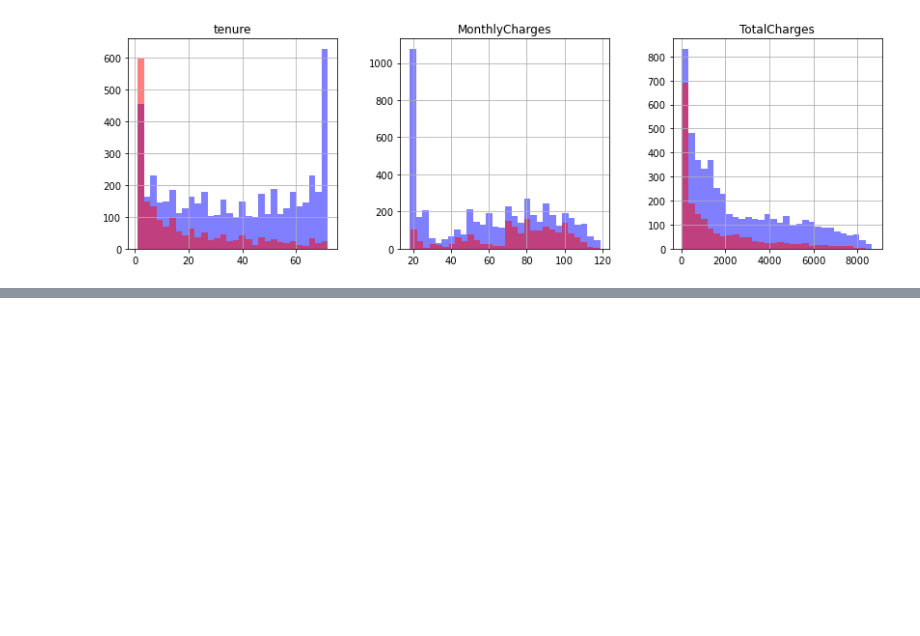
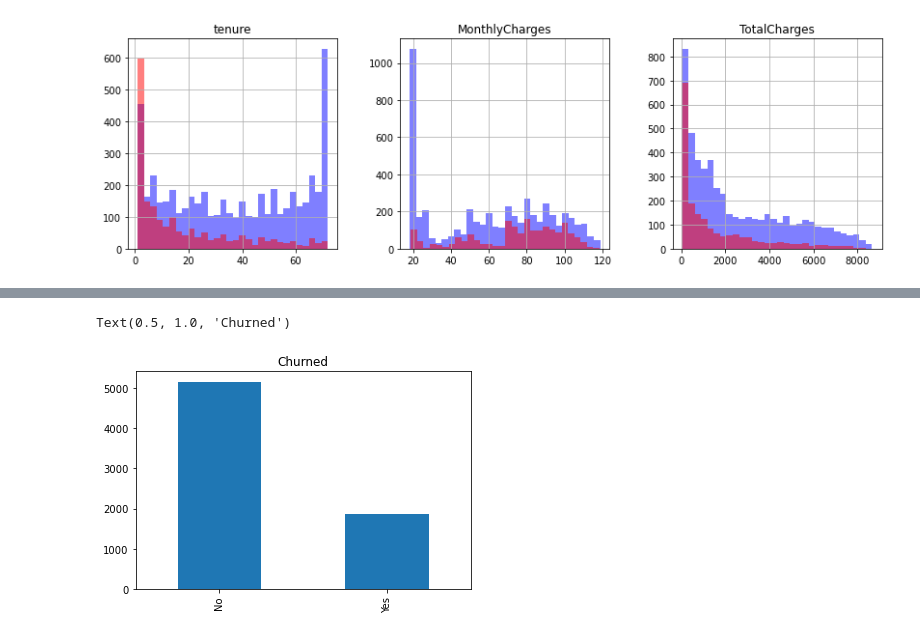
Before and after one commit to Andy666Fox/TINY_DS_PROJECTS, a Jupyter notebook: Telcom_Churn_predict/churn_research.ipynb, the cells around one changed output, grey strips where cells are left out. Saved outputs shown, nothing was run; the diff lists cells and outputs as text; code cells hidden in the pictures; blank space fills up the shorter version.

```diff
--- a/Telcom_Churn_predict/churn_research.ipynb
+++ b/Telcom_Churn_predict/churn_research.ipynb
@@ -55,0 +79,5 @@ array([<AxesSubplot:title={'center':'tenure'}>,
+# %%
+df[target].value_counts().plot(kind='bar').set_title('Churned')
+# %% [output]
+Text(0.5, 1.0, 'Churned')
+[figure, added]
```
Also changed, not shown: parts of 12 cells of this notebook.
